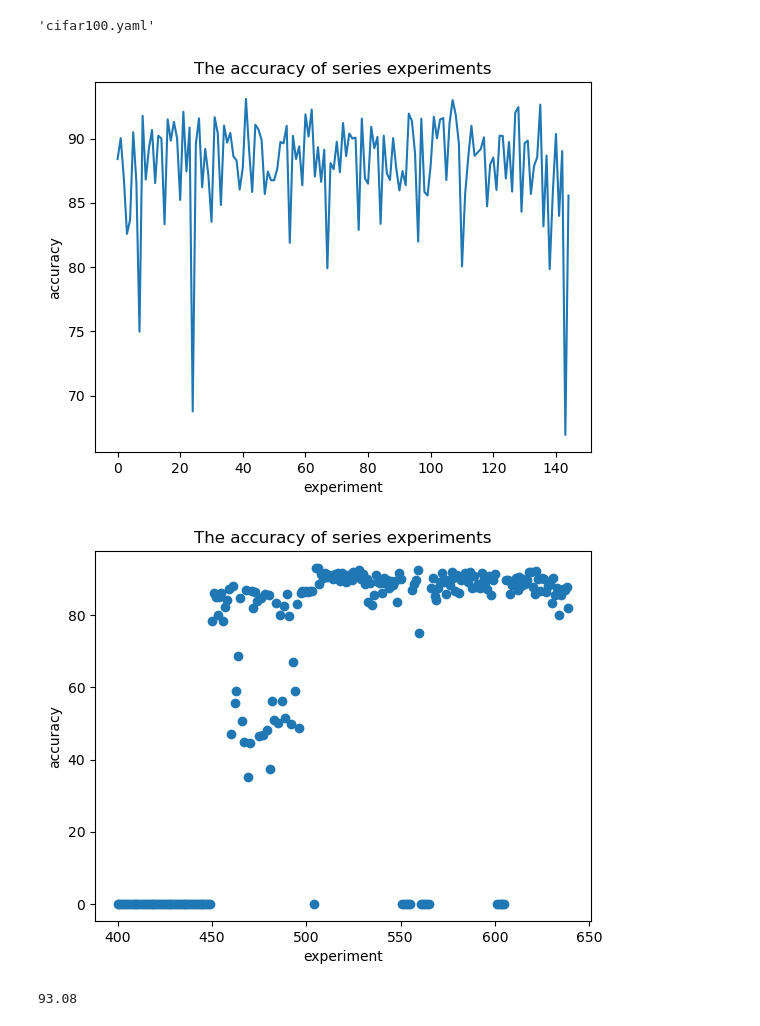
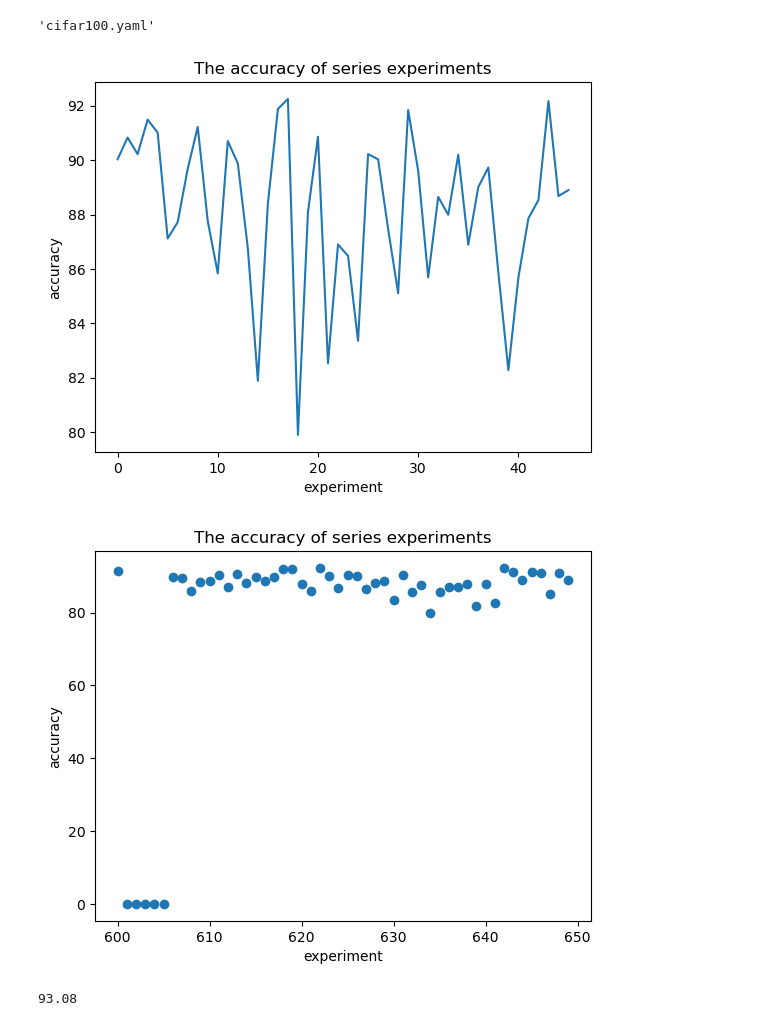
Before and after one commit to qhy991/AICAS, a Jupyter notebook: analysis/model_analysis.ipynb, the cells around one changed output. Cells and saved outputs as stored; diff of their text form; code cells hidden in the pictures.

```diff
--- a/analysis/model_analysis.ipynb
+++ b/analysis/model_analysis.ipynb
@@ -15,7 +15,7 @@ import matplotlib.pyplot as plt
 import tqdm
 import torch
 import os
-acc = np.zeros(640)
+acc = np.zeros(651)
 acc_cifar10 = []
 acc_cifar100 = []
 num_cifar10 = 0
@@ -31,44 +31,52 @@ for model_path in tqdm.tqdm(model_list):
                           "benchmark-vgg11-stage-1_1_2_2_2-ratio-1.0_1.0_1.0_1.0_1.0-op-vgg_vgg_vgg_vgg_vgg-max-False_True_True_True_True-cifar10.yaml",
                           "benchmark-vgg13-stage-2_2_2_2_2-ratio-1.0_1.0_1.0_1.0_1.0-op-vgg_vgg_vgg_vgg_vgg-max-False_True_True_True_True-cifar10.yaml",
                           "benchmark-vgg16-stage-2_2_3_3_3-ratio-1.0_1.0_1.0_1.0_1.0-op-vgg_vgg_vgg_vgg_vgg-max-False_True_True_True_True-cifar10.yaml",
-                          "benchmark-vgg19-stage-2_2_4_4_4-ratio-1.0_1.0_1.0_1.0_1.0-op-vgg_vgg_vgg_vgg_vgg-max-False_True_True_True_True-cifar10.yaml"]:
+                          "benchmark-vgg19-stage-2_2_4_4_4-ratio-1.0_1.0_1.0_1.0_1.0-op-vgg_vgg_vgg_vgg_vgg-max-False_True_True_True_True-cifar10.yaml",
+                          "benchmark-repvgg-a0-stage-1_2_4_14_1-ratio-0.75_0.75_0.75_0.75_2.5-op-repvgg_repvgg_repvgg_repvgg_repvgg-max-False_False_False_False_False-cifar10.yaml",
+                          "benchmark-repvgg-a1-stage-1_2_4_14_1-ratio-1.0_1.0_1.0_1.0_2.5-op-repvgg_repvgg_repvgg_repvgg_repvgg-max-False_False_False_False_False-cifar10.yaml",
+                          "benchmark-repvgg-a2-stage-1_2_4_14_1-ratio-1.5_1.5_1.5_1.5_2.75-op-repvgg_repvgg_repvgg_repvgg_repvgg-max-False_False_False_False_False-cifar10.yaml",
+                          "benchmark-repvgg-b0-stage-1_2_4_14_1-ratio-1.0_1.0_1.0_1.0_2.75-op-repvgg_repvgg_repvgg_repvgg_repvgg-max-False_False_False_False_False-cifar10.yaml",
+                          "benchmark-repvgg-b1-stage-1_2_4_14_1-ratio-2.0_2.0_2.0_2.0_4.0-op-repvgg_repvgg_repvgg_repvgg_repvgg-max-False_False_False_False_False-cifar10.yaml",
+                          "benchmark-repvgg-b2-stage-1_2_4_14_1-ratio-2.5_2.5_2.5_2.5_5.0-op-repvgg_repvgg_repvgg_repvgg_repvgg-max-False_False_False_False_False-cifar10.yaml",
+                          "benchmark-repvgg-b3-stage-1_2_4_14_1-ratio-3.0_3.0_3.0_3.0_5.0-op-repvgg_repvgg_repvgg_repvgg_repvgg-max-False_False_False_False_False-cifar10.yaml"]:
+
         num = int(model_path.split("-")[0])
         dataset = "cifar10"
 
-        if os.path.exists(path) and num >= 450:
+        if os.path.exists(path) and num >= 600:
             # print(num)
             dataset = model_path.split("-")[-1].replace('.yaml','')
             if dataset == "cifar10":
                 acc_cifar10.append(torch.load(path)['max_accuracy'])
                 num_cifar10 += 1
             else :
                 acc_cifar100.append(torch.load(path)['max_accuracy'])
                 num_cifar100 += 1
             acc[num] = torch.load(path)['max_accuracy']
 # plt.plot(range(352,400),acc[352:400])
 plt.plot(range(num_cifar10),acc_cifar10)
 plt.xlabel("experiment")
 plt.ylabel("accuracy")
 plt.title("The accuracy of series experiments")
 # plt.savefig("./pic/50-150.png")
 plt.show()
 
 # plt.plot(range(num_cifar100),acc_cifar100)
 # plt.xlabel("experiment")
 # plt.ylabel("accuracy")
 # plt.title("The accuracy of series experiments")
 # # plt.savefig("./pic/50-150.png")
 # plt.show()
 
-plt.scatter(range(400,640),acc[400:640])
+plt.scatter(range(600,650),acc[600:650])
 plt.xlabel("experiment")
 plt.ylabel("accuracy")
 plt.title("The accuracy of series experiments")
 # plt.savefig("./pic/50-150.png")
 plt.show()
 # %% [output]
-[figure, old version]
+[figure, new version]
-[figure, old version]
+[figure, new version]
 # %%
 max(acc[353:640])
 # %% [output]
```
Also changed, not shown: parts of 1 cell of this notebook, 8 other files.
